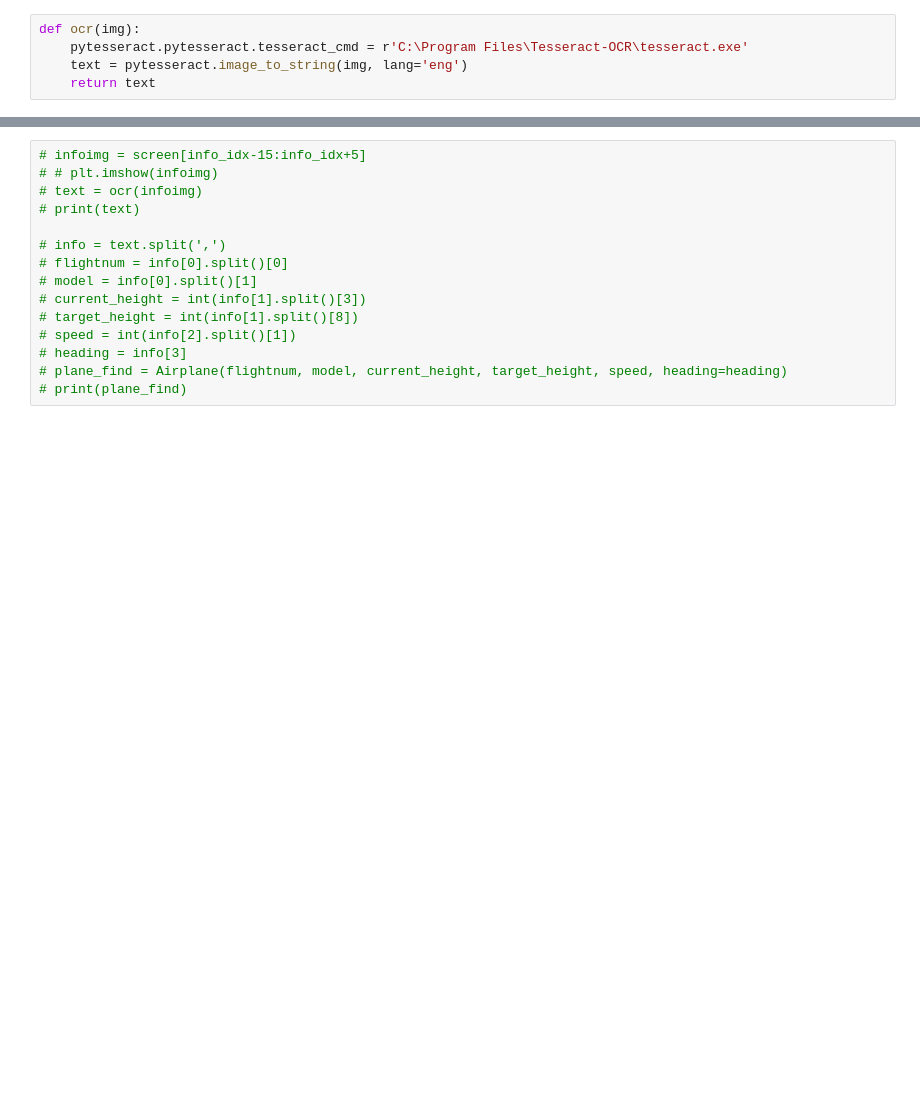
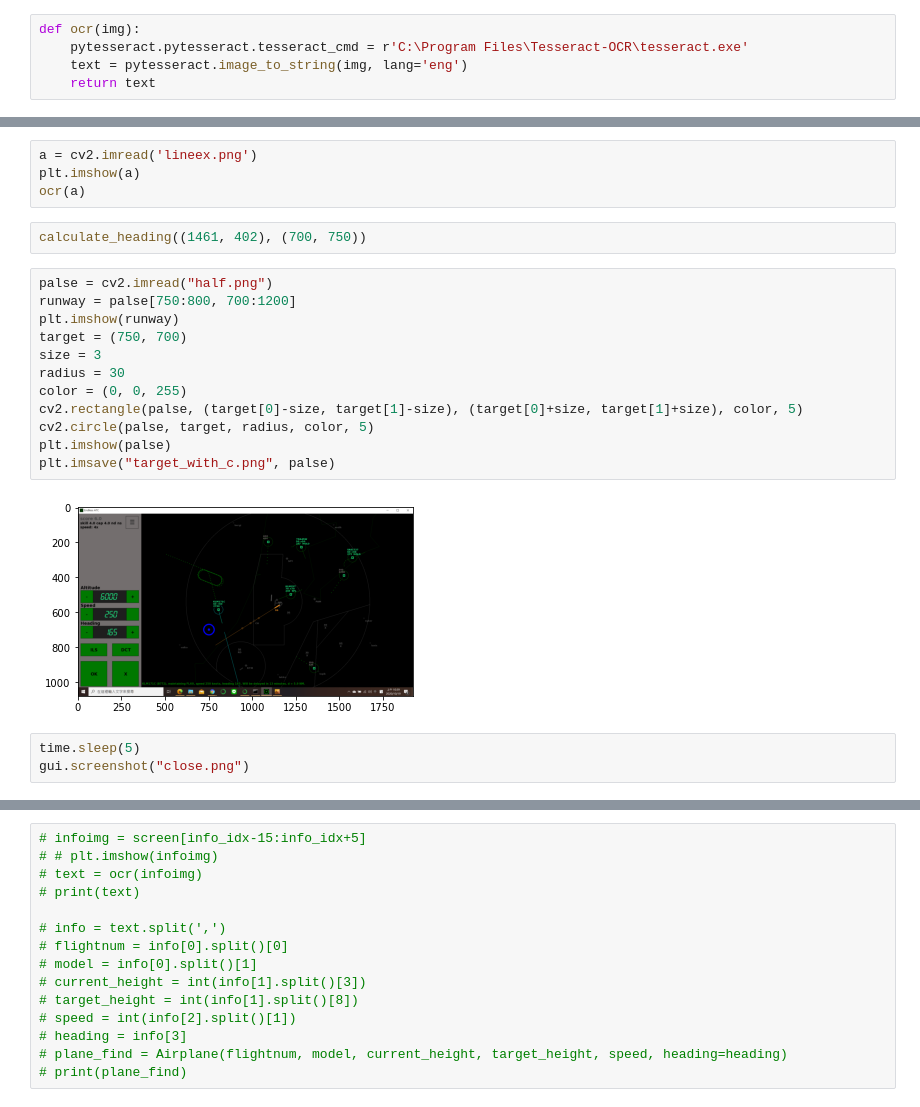
Before and after one commit to duck105/ATC, a Jupyter notebook: catch.ipynb, the cells around one changed output, grey strips where cells are left out. Drawn from its saved outputs; the diff is of its cells as text; blank space fills up the shorter version.

```diff
--- a/catch.ipynb
+++ b/catch.ipynb
@@ -153,0 +322,23 @@ EJU32E (A319), maintaining flight level 60, speed 250, direct to NYKER
+# %%
+a = cv2.imread('lineex.png')
+plt.imshow(a)
+ocr(a)
+# %%
+calculate_heading((1461, 402), (700, 750))
+# %%
+palse = cv2.imread("half.png")
+runway = palse[750:800, 700:1200]
+plt.imshow(runway)
+target = (750, 700)
+size = 3
+radius = 30
+color = (0, 0, 255)
+cv2.rectangle(palse, (target[0]-size, target[1]-size), (target[0]+size, target[1]+size), color, 5)
+cv2.circle(palse, target, radius, color, 5)
+plt.imshow(palse)
+plt.imsave("target_with_c.png", palse)
+# %% [output]
+[figure, added]
+# %%
+time.sleep(5)
+gui.screenshot("close.png")
```
Also changed, not shown: parts of 19 cells of this notebook, 22 other files.
